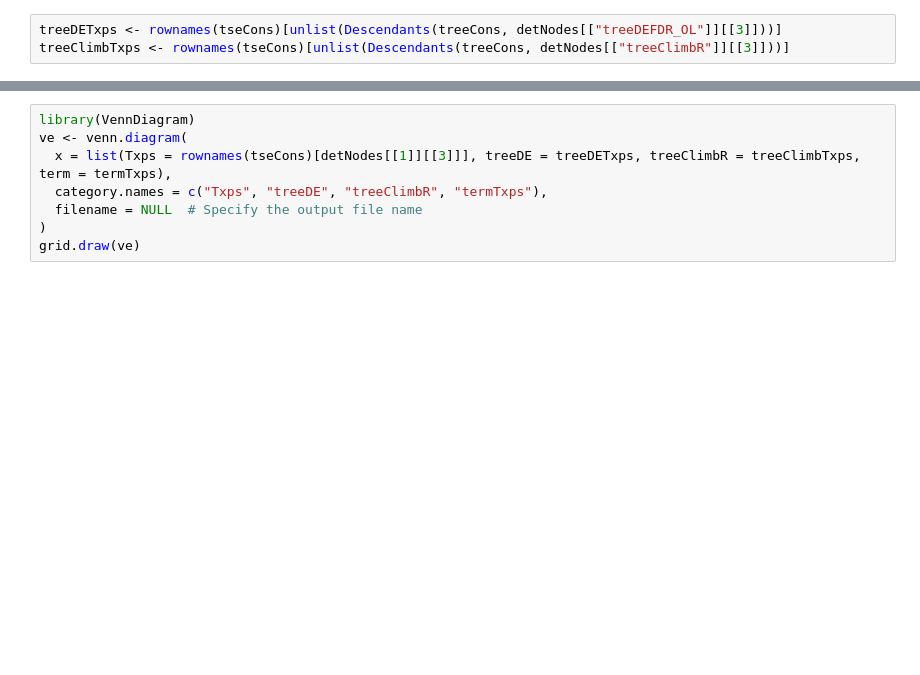
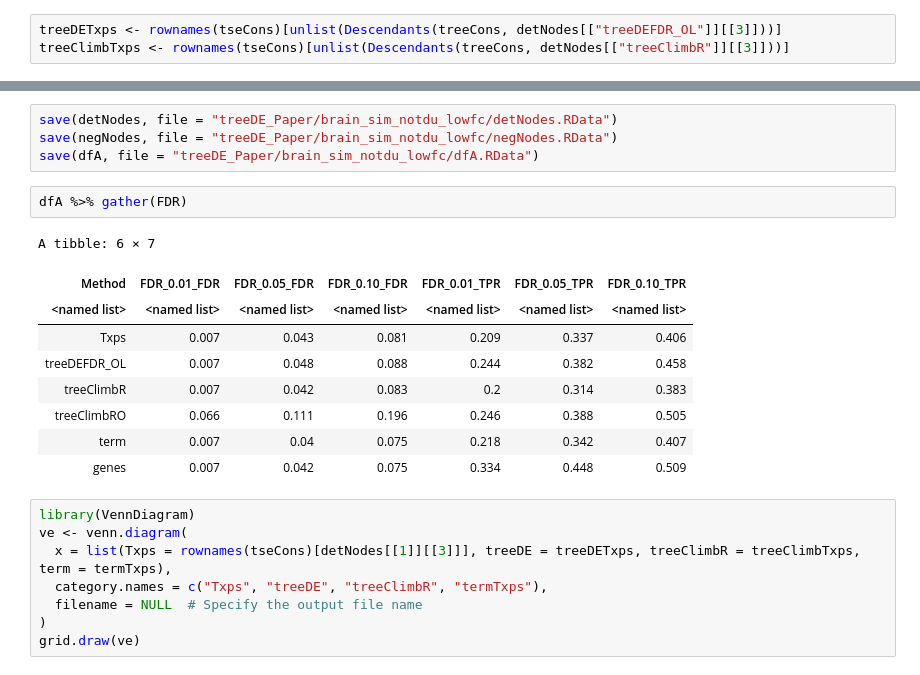
Before and after one commit to NPSDC/treeTerminusScripts, a Jupyter notebook: brain_simulation_nodtu_lowfc/mode=gc_bias/post_type=gibbs_nrep=100_tf=100/tree_analysis_updated_sim/compute_met.ipynb, the cells around one changed output, grey strips where cells are left out. Cells and saved outputs as stored; diff of their text form; blank space fills up the shorter version.

```diff
--- a/brain_simulation_nodtu_lowfc/mode=gc_bias/post_type=gibbs_nrep=100_tf=100/tree_analysis_updated_sim/compute_met.ipynb
+++ b/brain_simulation_nodtu_lowfc/mode=gc_bias/post_type=gibbs_nrep=100_tf=100/tree_analysis_updated_sim/compute_met.ipynb
@@ -276,3 +277,19 @@ A tibble: 5 × 7
+# %%
+save(detNodes, file = "treeDE_Paper/brain_sim_notdu_lowfc/detNodes.RData")
+save(negNodes, file = "treeDE_Paper/brain_sim_notdu_lowfc/negNodes.RData")
+save(dfA, file = "treeDE_Paper/brain_sim_notdu_lowfc/dfA.RData")
+# %%
+dfA %>% gather(FDR)
+# %% [output]
+A tibble: 6 × 7
+| Method | FDR_0.01_FDR | FDR_0.05_FDR | FDR_0.10_FDR | FDR_0.01_TPR | FDR_0.05_TPR | FDR_0.10_TPR |
+| <named list> | <named list> | <named list> | <named list> | <named list> | <named list> | <named list> |
+| Txps | 0.007 | 0.043 | 0.081 | 0.209 | 0.337 | 0.406 |
+| treeDEFDR_OL | 0.007 | 0.048 | 0.088 | 0.244 | 0.382 | 0.458 |
+| treeClimbR | 0.007 | 0.042 | 0.083 | 0.2 | 0.314 | 0.383 |
+| treeClimbRO | 0.066 | 0.111 | 0.196 | 0.246 | 0.388 | 0.505 |
+| term | 0.007 | 0.04 | 0.075 | 0.218 | 0.342 | 0.407 |
+| genes | 0.007 | 0.042 | 0.075 | 0.334 | 0.448 | 0.509 |
 # %%
 library(VennDiagram)
 ve <- venn.diagram(
```
Also changed, not shown: parts of 4 cells of this notebook.
